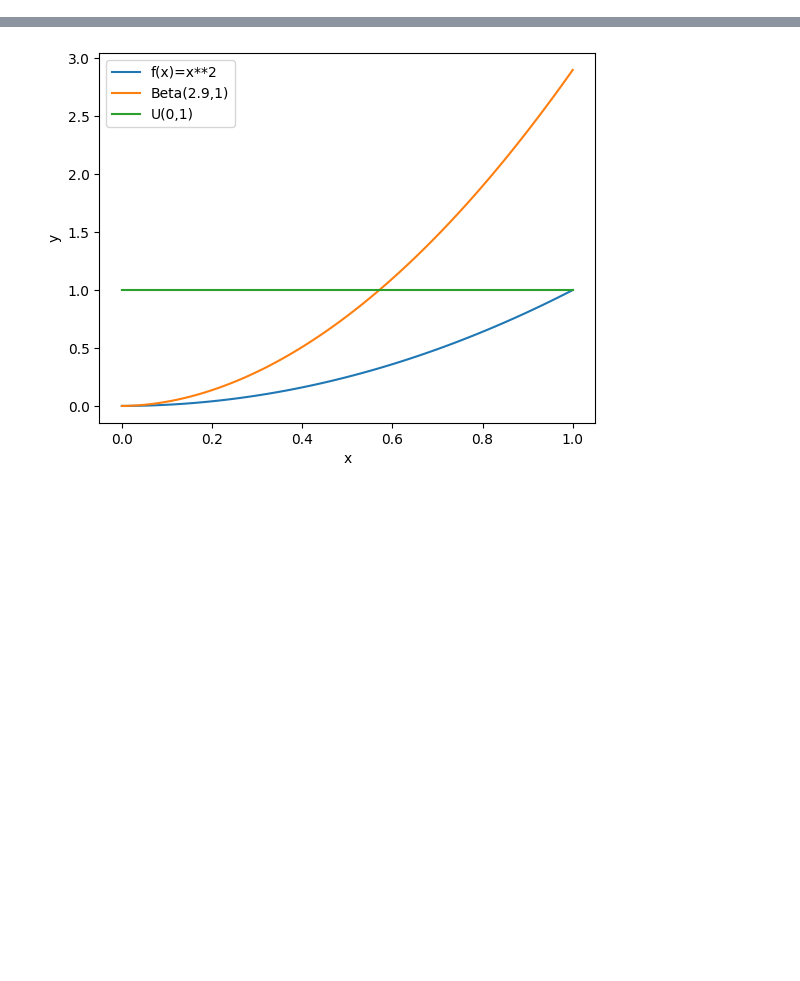
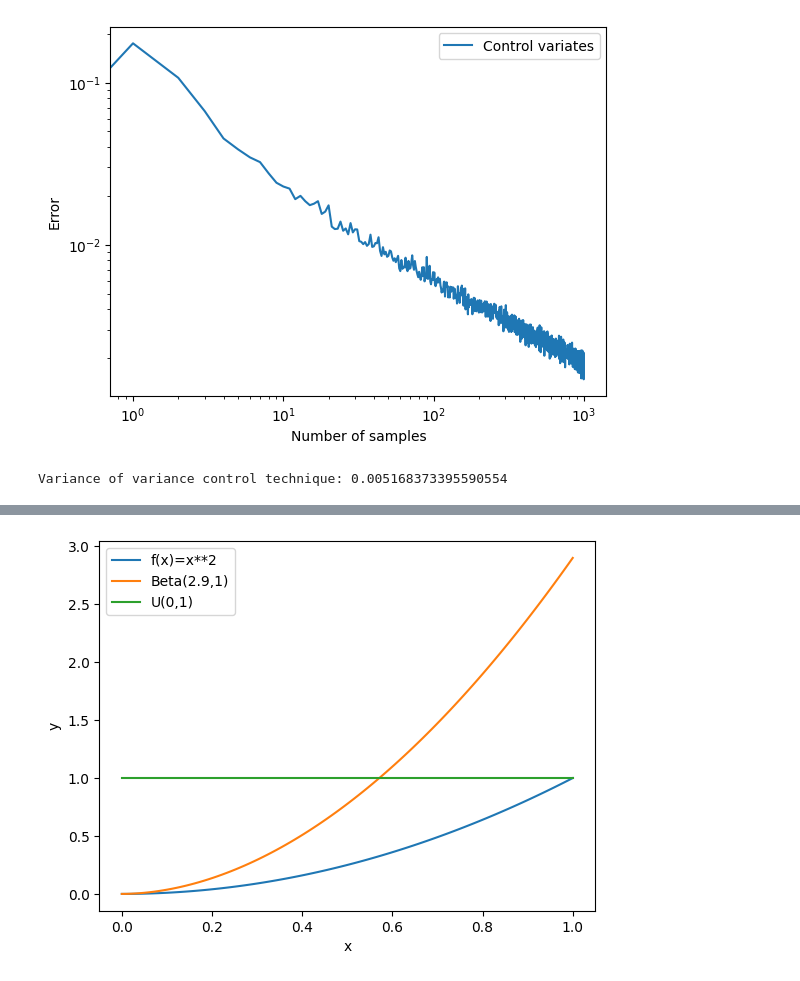
Before and after one commit to AlffonsoMV/PAMSProject, a Jupyter notebook: Code/Test_Variance_Reduction.ipynb, the cells around one changed output, grey strips where cells are left out. Cells and saved outputs as stored; diff of their text form; code cells hidden in the pictures; blank space fills up the shorter version.

```diff
--- a/Code/Test_Variance_Reduction.ipynb
+++ b/Code/Test_Variance_Reduction.ipynb
@@ -34,0 +44,25 @@ Estimation of the mean:  0.08815391871940054
+# %%
+# Control variates
+error_control = np.zeros(n_samples, dtype=float)
+variances = np.zeros(n_samples, dtype=float)
+for n in range(2, n_samples + 1):
+    means = []
+    for i in range(n_runs):
+        y = control_variates(f, 0, 1, n)
+        error_control[n - 1] += np.abs(y - 1 / 3)
+    variances[n-1] = np.var(means)
+error_control /= n_runs
+
+# Plot the results
+plt.loglog(error_control, label='Control variates')
+plt.legend()
+plt.xlabel('Number of samples')
+plt.ylabel('Error')
+plt.show()
+
+# Compute of the variance for n=100 samples
+variance_control = np.var([control_variates(f, a, b, 1000) for _ in range(N_VARIANCES)]) * 1000
+print('Variance of variance control technique:', variance_control)
+# %% [output]
+[figure, added]
+Variance of variance control technique: 0.005168373395590554
```
Also changed, not shown: parts of 10 cells of this notebook, 3 other files.
